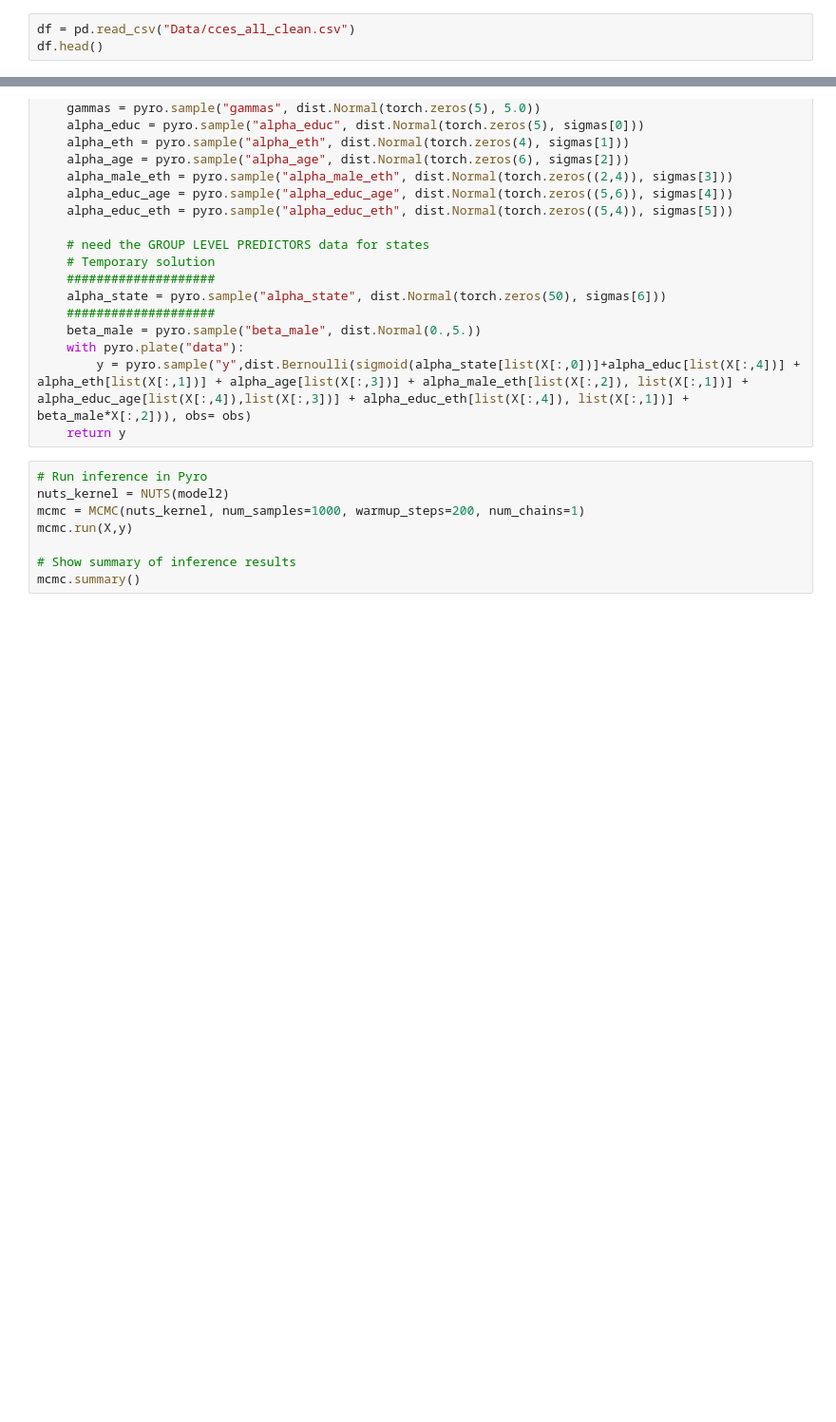
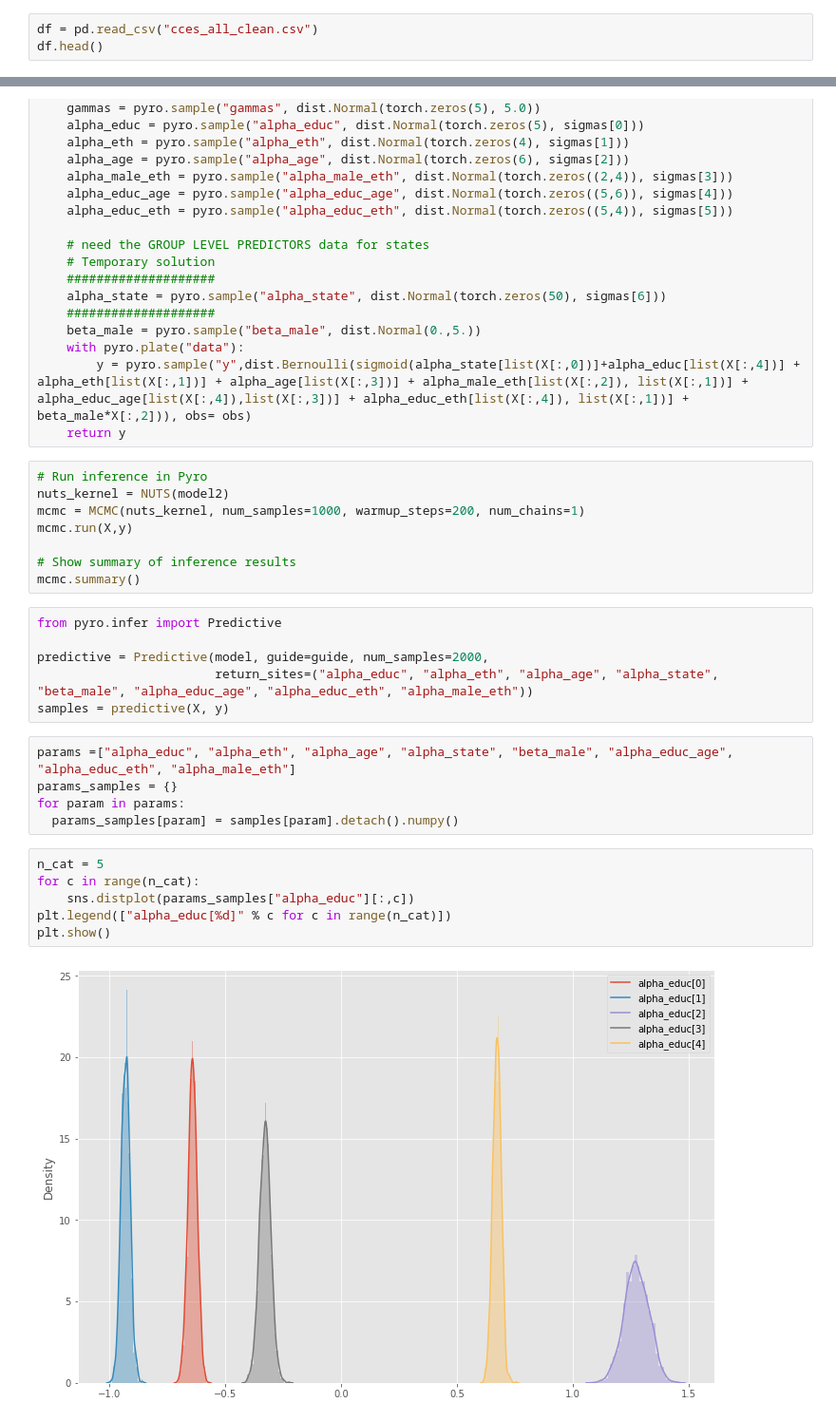
Before and after one commit to JakubReha/misterP, a Jupyter notebook: model.ipynb, the cells around one changed output, grey strips where cells are left out. Shown: that part at 95% size. Drawn from its saved outputs; the diff is of its cells as text; blank space fills up the shorter version.

Commit message:
60 % accuracy, no states

```diff
--- a/model.ipynb
+++ b/model.ipynb
@@ -38,5 +31,5 @@ The animation.avconv_args rcparam was deprecated in Matplotlib 3.3 and will be r
 # %%
-df = pd.read_csv("Data/cces_all_clean.csv")
+df = pd.read_csv("cces_all_clean.csv")
 df.head()
 # %% [output]
 |  | abortion | state | eth | male | age | educ |
@@ -211,3 +197,22 @@ mcmc.run(X,y)
 
 # Show summary of inference results
 mcmc.summary()
+# %%
+from pyro.infer import Predictive
+
+predictive = Predictive(model, guide=guide, num_samples=2000,
+                        return_sites=("alpha_educ", "alpha_eth", "alpha_age", "alpha_state", "beta_male", "alpha_educ_age", "alpha_educ_eth", "alpha_male_eth"))
+samples = predictive(X, y)
+# %%
+params =["alpha_educ", "alpha_eth", "alpha_age", "alpha_state", "beta_male", "alpha_educ_age", "alpha_educ_eth", "alpha_male_eth"]
+params_samples = {}
+for param in params:
+  params_samples[param] = samples[param].detach().numpy()
+# %%
+n_cat = 5
+for c in range(n_cat):
+    sns.distplot(params_samples["alpha_educ"][:,c])
+plt.legend(["alpha_educ[%d]" % c for c in range(n_cat)])
+plt.show()
+# %% [output]
+[figure, added]
```
Also changed, not shown: parts of 8 cells of this notebook, 1 other file.
